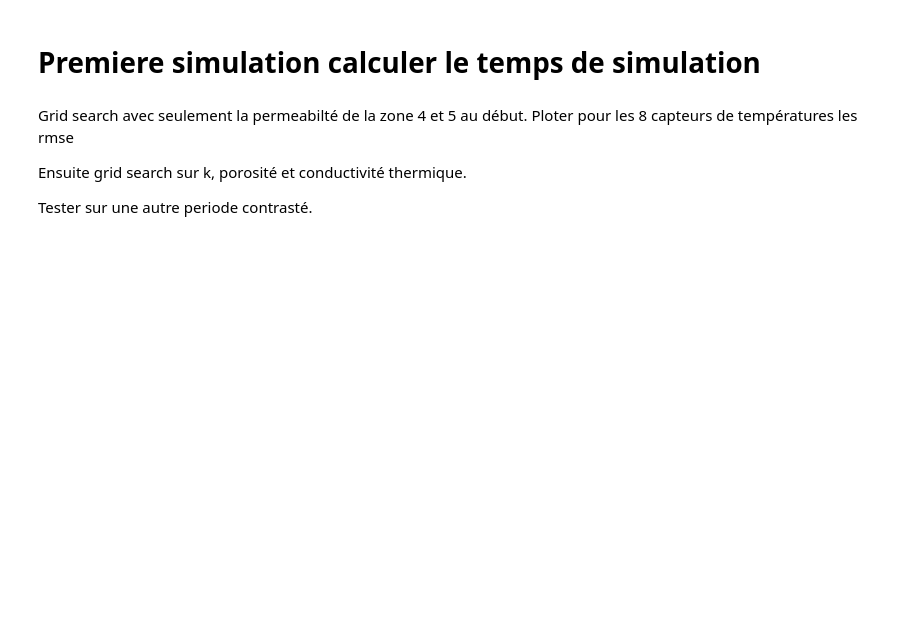
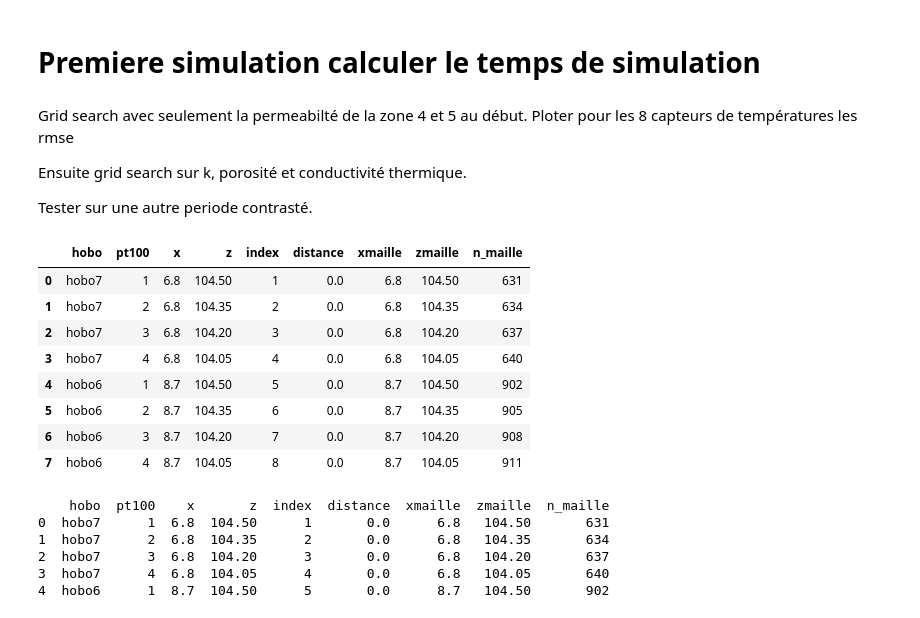
Before and after one commit to agnes-riviere/ginette, a Jupyter notebook: application/RIV2D/IntD_test.ipynb, the cells around one changed output. Saved outputs shown, nothing was run; the diff lists cells and outputs as text; code cells hidden in the pictures; blank space fills up the shorter version.

```diff
--- a/application/RIV2D/IntD_test.ipynb
+++ b/application/RIV2D/IntD_test.ipynb
@@ -619,3 +684,25 @@ Ploter pour les 8 capteurs de températures les rmse
 Ensuite grid search sur k, porosité et conductivité thermique.
 
 Tester sur une autre periode contrasté.
+# %%
+pt100_coord.head(10)
+# %% [output]
+|  | hobo | pt100 | x | z | index | distance | xmaille | zmaille | n_maille |
+| 0 | hobo7 | 1 | 6.8 | 104.50 | 1 | 0.0 | 6.8 | 104.50 | 631 |
+| 1 | hobo7 | 2 | 6.8 | 104.35 | 2 | 0.0 | 6.8 | 104.35 | 634 |
+| 2 | hobo7 | 3 | 6.8 | 104.20 | 3 | 0.0 | 6.8 | 104.20 | 637 |
+| 3 | hobo7 | 4 | 6.8 | 104.05 | 4 | 0.0 | 6.8 | 104.05 | 640 |
+| 4 | hobo6 | 1 | 8.7 | 104.50 | 5 | 0.0 | 8.7 | 104.50 | 902 |
+| 5 | hobo6 | 2 | 8.7 | 104.35 | 6 | 0.0 | 8.7 | 104.35 | 905 |
+| 6 | hobo6 | 3 | 8.7 | 104.20 | 7 | 0.0 | 8.7 | 104.20 | 908 |
+| 7 | hobo6 | 4 | 8.7 | 104.05 | 8 | 0.0 | 8.7 | 104.05 | 911 |
+# %%
+importlib.reload(Direct_model)
+setup_ginette_perm_2D(pt100_coord,nb_mesh,nb_col,nb_row)
+# %% [output]
+    hobo  pt100    x       z  index  distance  xmaille  zmaille  n_maille
+0  hobo7      1  6.8  104.50      1       0.0      6.8   104.50       631
+1  hobo7      2  6.8  104.35      2       0.0      6.8   104.35       634
+2  hobo7      3  6.8  104.20      3       0.0      6.8   104.20       637
+3  hobo7      4  6.8  104.05      4       0.0      6.8   104.05       640
+4  hobo6      1  8.7  104.50      5       0.0      8.7   104.50       902
```
Also changed, not shown: parts of 23 cells of this notebook, 2 other files.
